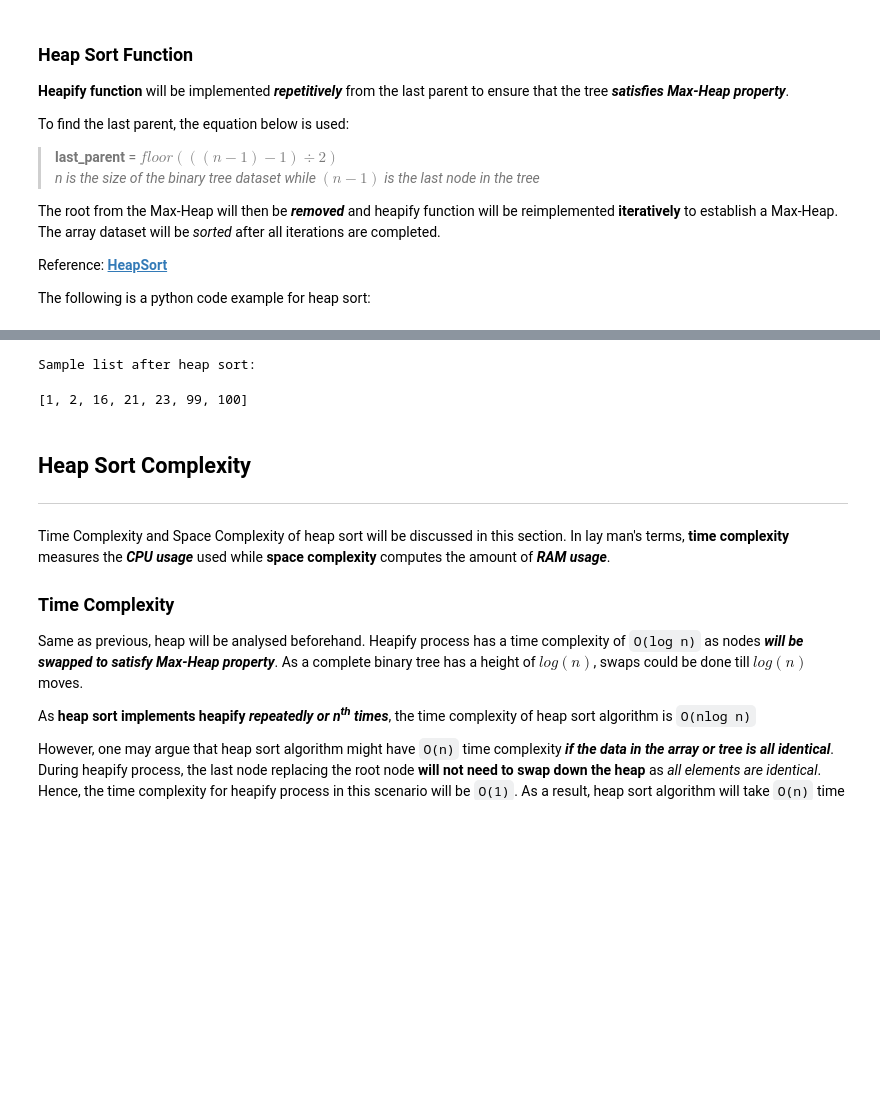
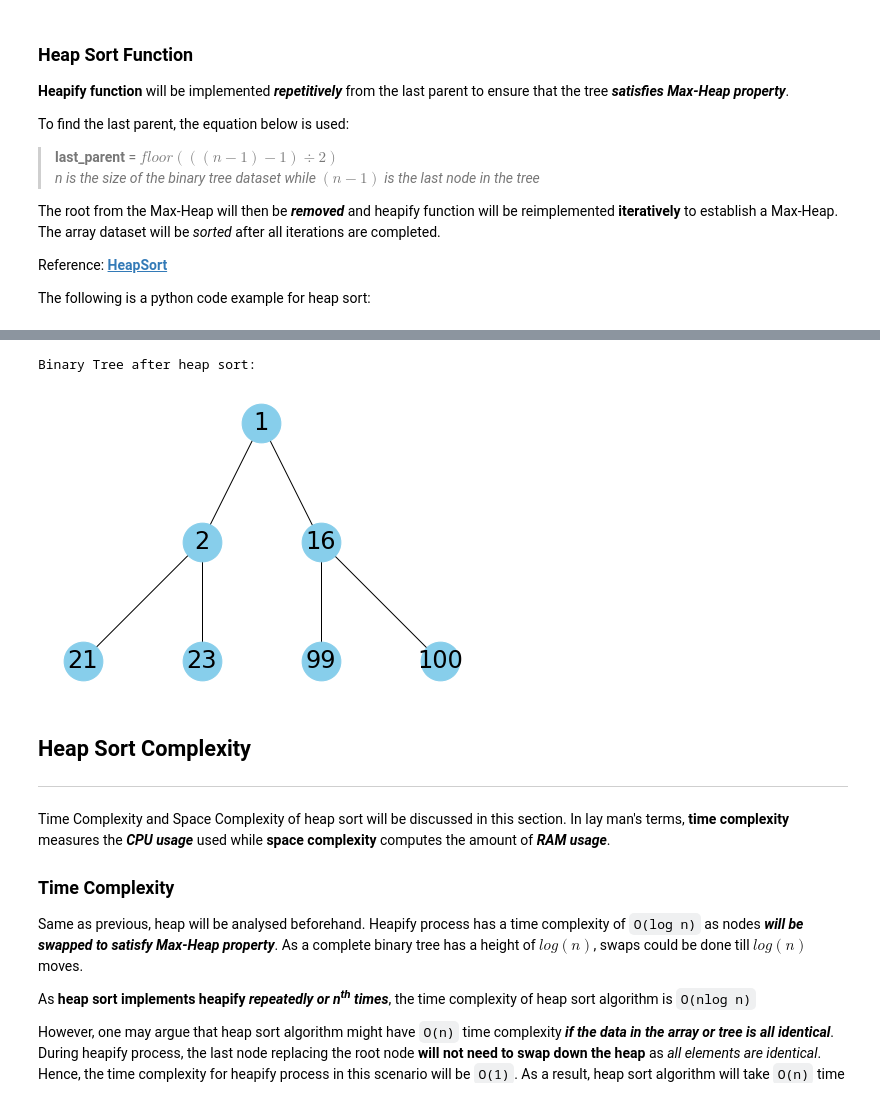
Before and after one commit to gabhang/graph_theory, a Jupyter notebook: heap-sort.ipynb, the cells around one changed output, grey strips where cells are left out. Drawn from its saved outputs; the diff is of its cells as text; code cells hidden in the pictures; blank space fills up the shorter version.

Commit message:
Added and explained heap sort with graph theory section

```diff
--- a/heap-sort.ipynb
+++ b/heap-sort.ipynb
@@ -209,11 +209,12 @@ Sample list before heap sort:
 # %%
-# Sort the array using heap sort algorithm
+# Sort the list using heap sort algorithm
 heap_sort(L)
-print("Sample list after heap sort:")
+print("Binary Tree after heap sort:")
 L
+draw_bTree(L)
 # %% [output]
-Sample list after heap sort:
+Binary Tree after heap sort:
-[1, 2, 16, 21, 23, 99, 100]
+[figure, added]
 # %% [markdown]
 ## Heap Sort Complexity
 ***
```
Also changed, not shown: parts of 2 cells of this notebook.
